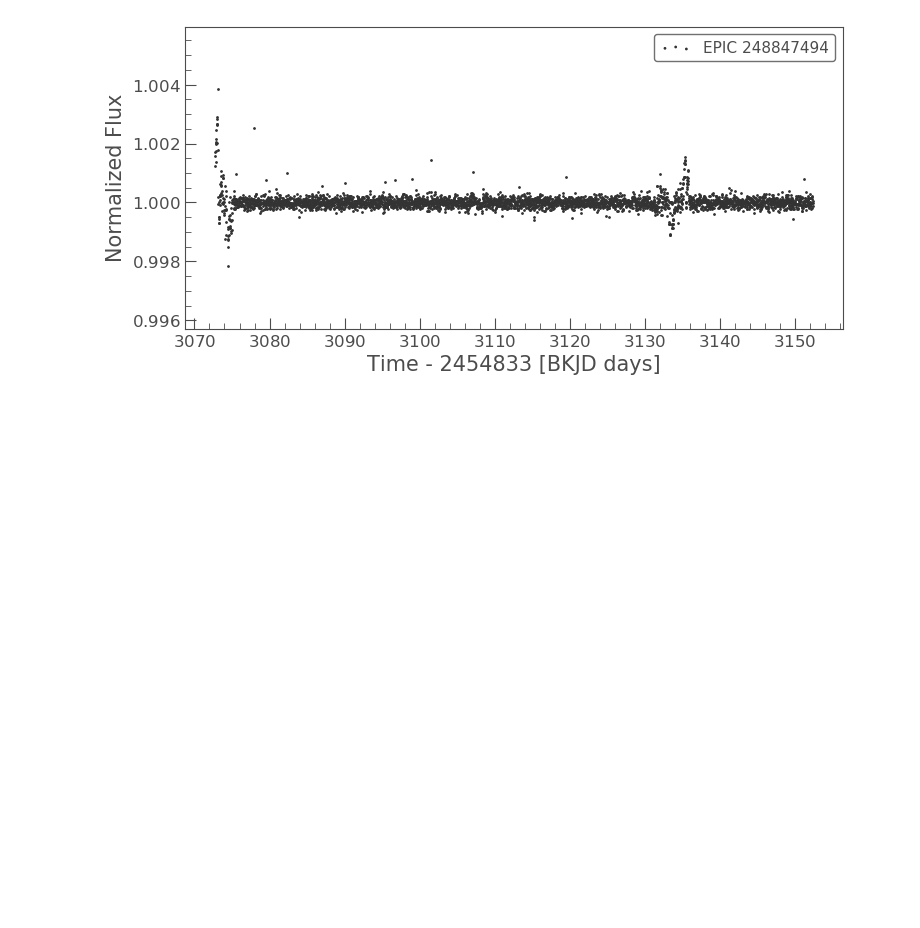
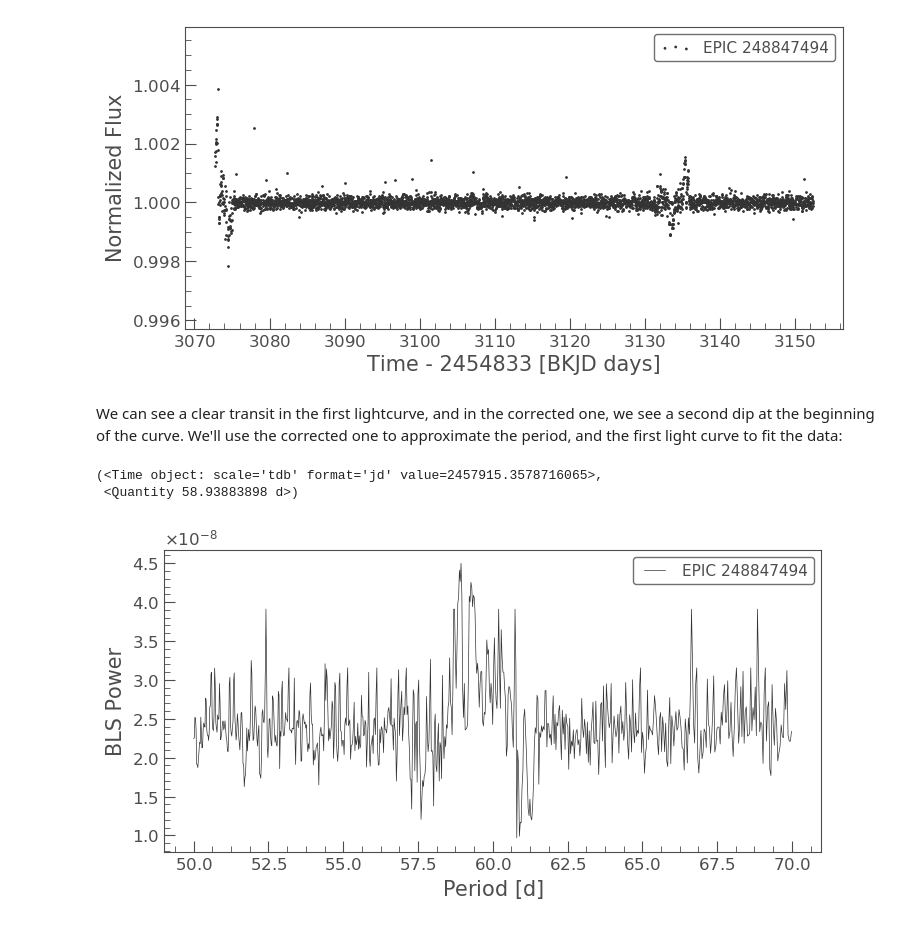
Before and after one commit to PierricJoulot/Astronomy, a Jupyter notebook: Lightcurves/EPIC248847494/EPIC248847494.ipynb, the cells around one changed output. Saved outputs shown, nothing was run; the diff lists cells and outputs as text; code cells hidden in the pictures; blank space fills up the shorter version.

```diff
--- a/Lightcurves/EPIC248847494/EPIC248847494.ipynb
+++ b/Lightcurves/EPIC248847494/EPIC248847494.ipynb
@@ -24,6 +24,16 @@ corr_lc_f.scatter()
 [figure]
 [figure]
 [figure]
+# %% [markdown]
+We can see a clear transit in the first lightcurve, and in the corrected one, we see a second dip at the beginning of the curve. We'll use the corrected one to approximate the period, and the first light curve to fit the data:
+# %%
+pg = corr_lc.to_periodogram("bls", minimum_period=50, maximum_period=70, frequency_factor=1, duration=0.05)
+pg.plot();
+pg.transit_time_at_max_power+corr_lc.astropy_time[0], pg.period_at_max_power,
+# %% [output]
+(<Time object: scale='tdb' format='jd' value=2457915.3578716065>,
+ <Quantity 58.93883898 d>)
+[figure, added]
 # %%
 lc_transit = lc[2600:3000].normalize()
 lc_transit.scatter()
```
Also changed, not shown: parts of 11 cells of this notebook, 11 other files.
